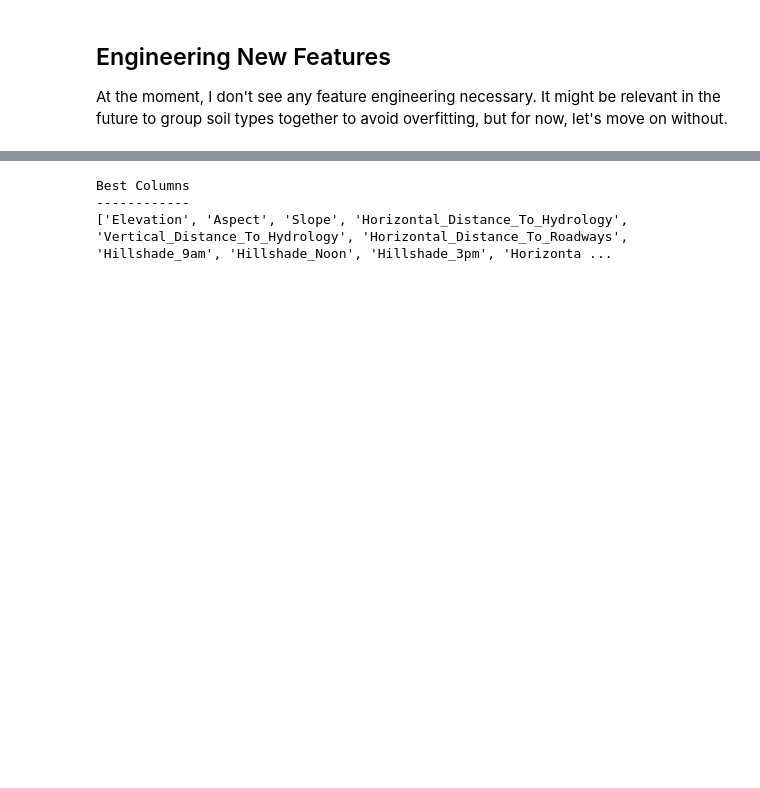
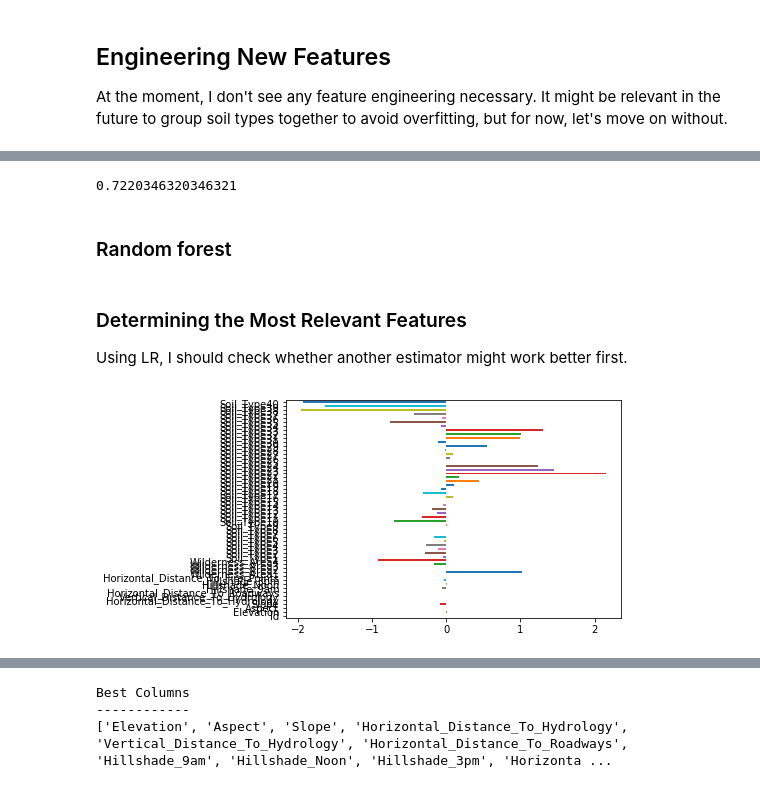
Before and after one commit to biglovisa/women-data-science-projects, a Jupyter notebook: notebooks/forest_cover_type-sophie.ipynb, the cells around one changed output, grey strips where cells are left out. Saved outputs shown, nothing was run; the diff lists cells and outputs as text; code cells hidden in the pictures; blank space fills up the shorter version.

Commit message:
Fit simple models to see which is best

```diff
--- a/notebooks/forest_cover_type-sophie.ipynb
+++ b/notebooks/forest_cover_type-sophie.ipynb
@@ -267,0 +264,8 @@ At the moment, I don't see any feature engineering necessary. It might be releva
+# %%
+# Let's start with splitting our data into train/test
+from sklearn.model_selection import train_test_split
+
+all_X = train.drop("Cover_Type",axis=1)
+all_y = train["Cover_Type"]
+
+train_X, test_X, train_y, test_y = train_test_split(all_X, all_y, test_size=.2, random_state=0)
@@ -267,0 +333,9 @@ At the moment, I don't see any feature engineering necessary. It might be releva
+# %%
+dt = DecisionTreeClassifier()
+scores = cross_val_score(dt, all_X, all_y, cv=100)
+accuracy = np.mean(scores)
+print(accuracy)
+# %% [output]
+0.7220346320346321
+# %% [markdown]
+### Random forest
@@ -267,0 +358,18 @@ At the moment, I don't see any feature engineering necessary. It might be releva
+# %% [markdown]
+### Determining the Most Relevant Features
+Using LR, I should check whether another estimator might work better first.
+# %%
+import matplotlib.pyplot as plt
+from sklearn.linear_model import LogisticRegression
+
+# Fit model
+lr = LogisticRegression()
+lr.fit(all_X, all_y)
+# Create coeff series with feature column names as index
+coefficients = lr.coef_
+feature_importance = pd.Series(coefficients[0], index = all_X.columns)
+# Plot
+feature_importance.plot.barh()
+plt.show()
+# %% [output]
+[figure, added]
```
Also changed, not shown: parts of 27 cells of this notebook.
